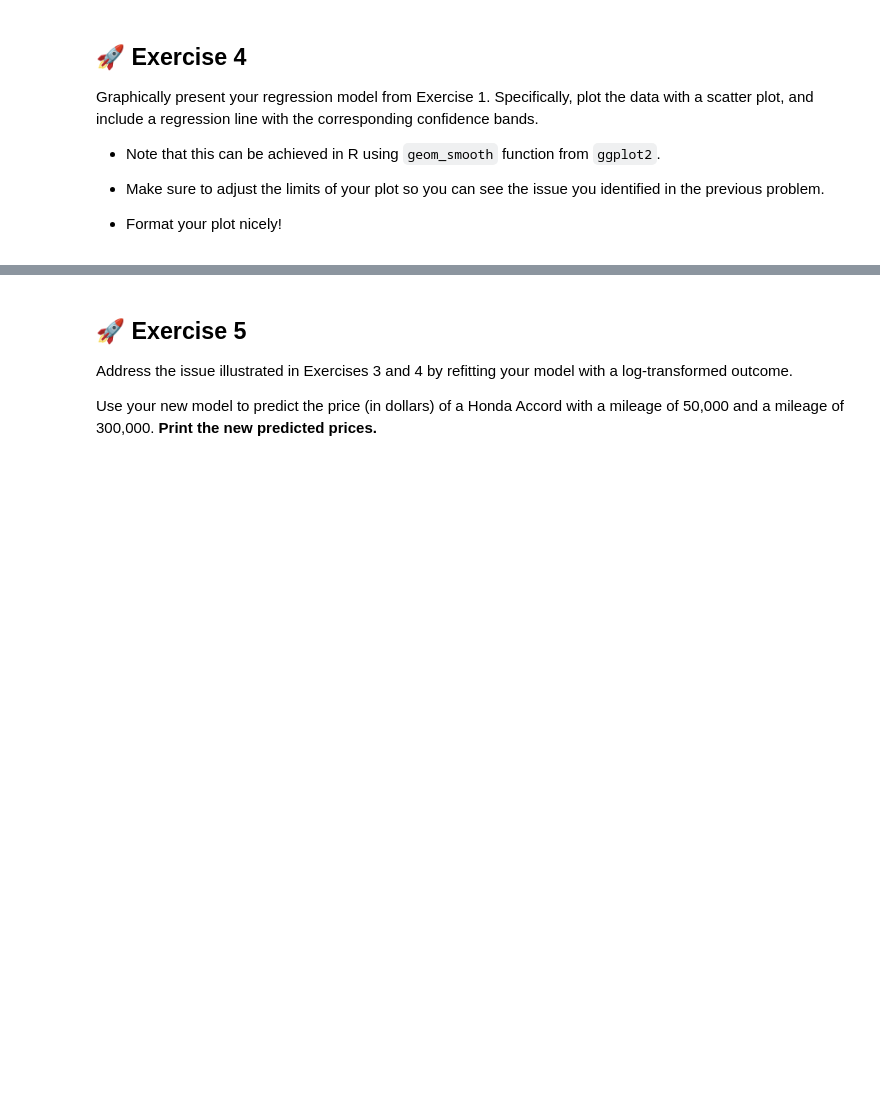
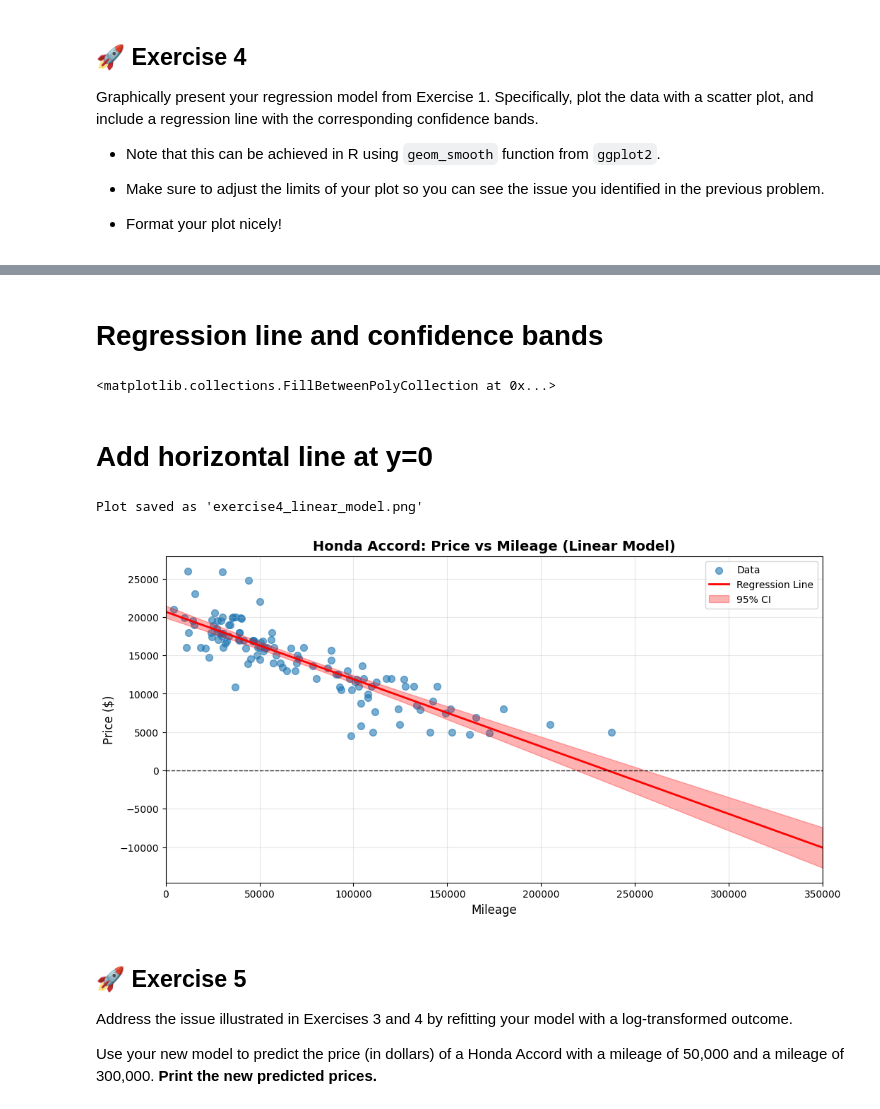
Before and after one commit to rony31416/CSE-837-ML-, a Jupyter notebook: hw4/linear-regression-exercises.ipynb, the cells around one changed output, grey strips where cells are left out. Drawn from its saved outputs; the diff is of its cells as text; code cells hidden in the pictures; blank space fills up the shorter version.

```diff
--- a/hw4/linear-regression-exercises.ipynb
+++ b/hw4/linear-regression-exercises.ipynb
@@ -5,29 +5,3 @@
 # %% [markdown]
 ## ✅ Setup and data import
 In this lab, we'll explore correlation, simple regression, multiple regression, and confidence intervals with used car data from [Edmunds.com](https://edmunds.com). Our goal will be to predict the price of used cars using the features of each car.
-# %%
-# Load in additional functions
-library(tidyverse)
-library(lubridate)
-
-# Use three digits past the decimal point
-# Don't use scientific notation
-options(digits = 3, scipen=999)
-
-# Format plots with a white background and dark features.
-theme_set(theme_bw())
-
-# Increase the default text size of plots.
-# If you are *not* working in Google Colab, we recommend commenting
-# out this line of code.
-theme_update(text = element_text(size = 20))
-
-# Increase the default plot width and height.
-# If you are *not* working in Google Colab, we recommend commenting
-# out this line of code.
-options(repr.plot.width=12, repr.plot.height=8)
-
-cars = read_tsv("https://jdgrossman.com/assets/used-cars.tsv")
-
-# peek at 10 random rows
-sample_n(cars, 10)
@@ -163,3 +226,37 @@ a scatter plot, and include a regression line with the corresponding confidence
+# %% [markdown]
+# Regression line and confidence bands
+# %%
+mileage_range = np.linspace(0, 350000, 500)
+pred_df = pd.DataFrame({'const': 1, 'mileage': mileage_range})
+predictions = model1.get_prediction(pred_df)
+pred_summary = predictions.summary_frame(alpha=0.05)
+
+ax.plot(mileage_range, pred_summary['mean'], 'r-', linewidth=2, label='Regression Line')
+ax.fill_between(mileage_range,
+                pred_summary['mean_ci_lower'],
+                pred_summary['mean_ci_upper'],
+                alpha=0.3, color='red', label='95% CI')
+# %% [output]
+<matplotlib.collections.FillBetweenPolyCollection at 0x...>
+# %% [markdown]
+# Add horizontal line at y=0
+# %%
+ax.axhline(y=0, color='black', linestyle='--', linewidth=1, alpha=0.5)
+
+ax.set_xlabel('Mileage', fontsize=12)
+ax.set_ylabel('Price ($)', fontsize=12)
+ax.set_title('Honda Accord: Price vs Mileage (Linear Model)', fontsize=14, fontweight='bold')
+ax.legend()
+ax.grid(True, alpha=0.3)
+ax.set_xlim(0, 350000)
+plt.tight_layout()
+plt.savefig('exercise4_linear_model.png', dpi=300, bbox_inches='tight')
+print("Plot saved as 'exercise4_linear_model.png'")
+display(fig)  # Use display() instead of plt.show() in notebooks
+plt.close()
+# %% [output]
+Plot saved as 'exercise4_linear_model.png'
+[figure, added]
 # %% [markdown]
 ## 🚀 Exercise 5
 
```
Also changed, not shown: parts of 50 cells of this notebook.
